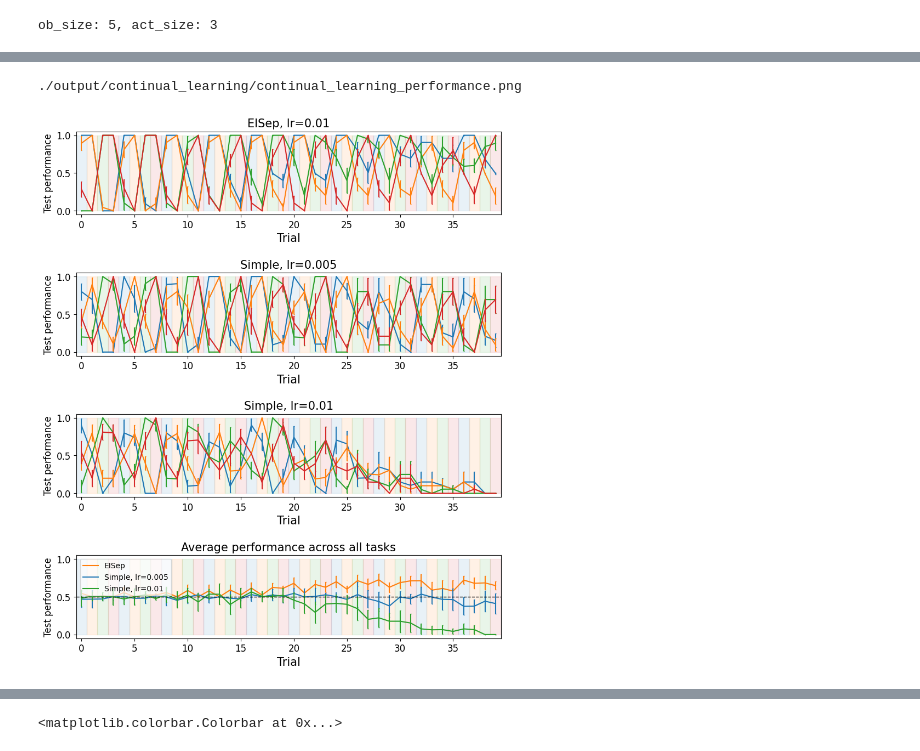
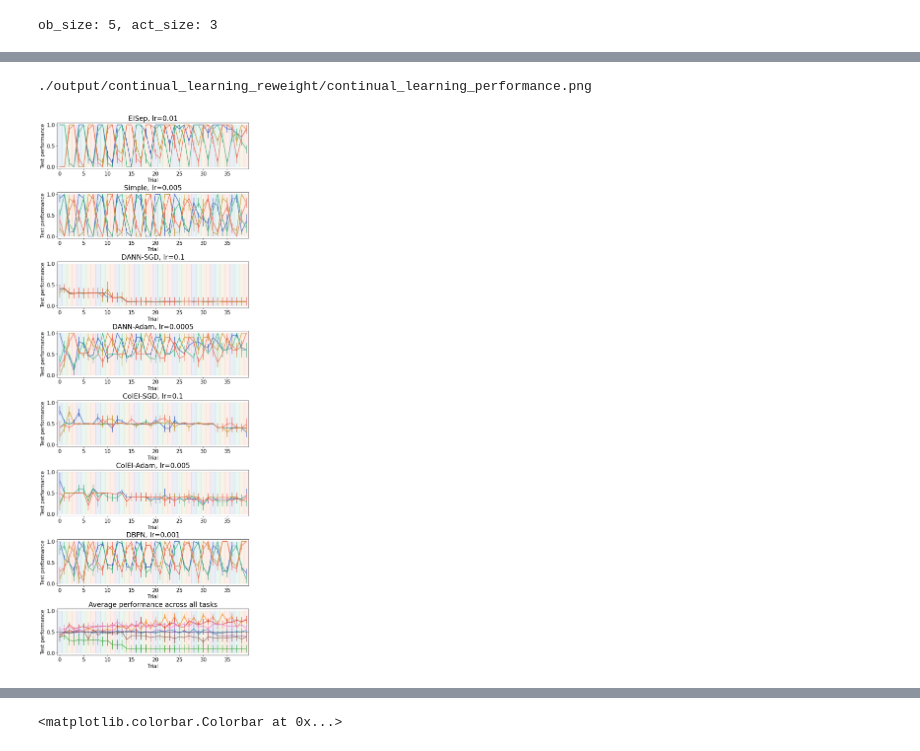
Before and after one commit to NeuroAIHub/EISep, a Jupyter notebook: docs/examples/supervised_sequential_learning.ipynb, the cells around one changed output, grey strips where cells are left out. Saved outputs shown, nothing was run; the diff lists cells and outputs as text; code cells hidden in the pictures.

Commit message:
init ablation, best lr and prioritizing weights for continual learning, stable zone

```diff
--- a/docs/examples/supervised_sequential_learning.ipynb
+++ b/docs/examples/supervised_sequential_learning.ipynb
@@ -47,7 +47,9 @@ from net.dbp import DBPN
 def train(env, net, env_vec, epoch, batch_size, seq_len, lr):
 
     net.train()
-    criterion = nn.CrossEntropyLoss()
+
+    class_weights = torch.tensor([0.05] + [1.0]*(act_size - 1)).to(device)
+    criterion = nn.CrossEntropyLoss(weight=class_weights)
     optimizer = torch.optim.Adam(net.parameters(), lr=lr)
     dataset = ngym.Dataset(env, batch_size=batch_size, seq_len=seq_len)
 
@@ -245,15 +298,18 @@ def multiple_train(model_name, lr):
 # %%
 import os
-model_names = ['absolute_eisep', ]
-# model_names = ['dbpn', 'colei_sgd', 'colei_adam', 'dann_sgd', 'dann_adam', 'absolute_eisep']
+# model_names = ['eisep_init_ColEI', 'eisep_init_DBPN']
+# model_names = ['eisep', 'simple']
+# model_names = ['dbpn', 'colei_sgd', 'colei_adam', 'dann_sgd', 'dann_adam']
+model_names = ['dann_sgd', 'dann_adam', 'colei_sgd', 'colei_adam', 'dbpn', 'absolute_eisep', 'fixed_eisep', 'entryei', 'eisep_init_ColEI', 'eisep_init_DBPN']
 
-lrs = [1e-2]
+lrs = [best_lr_dict[model_name] for model_name in model_names]
+print(lrs)
 # lrs = [5e-3]
 # model_names = ['eisep']
 for i, model_name in enumerate(model_names):
     print(model_name)
     info = multiple_train(model_name, lrs[i])
-    path = f'./result/continual_learning/lr{lrs[i]}_{model_name}_info.pkl'
+    path = f'./result/continual_learning_reweight/lr{lrs[i]}_{model_name}_info.pkl'
     os.makedirs(os.path.dirname(path), exist_ok=True)
     with open(path, 'wb') as f:
         pkl.dump(info, f)
@@ -354,13 +386,22 @@ epoch = 200
 repeat_times = 10
 batch_size = 32
 seq_len = 100
-fontsize = 15
-fig, ax = plt.subplots(len(infos)+1, 1, figsize=(10, 3*(len(infos)+1)))
+fontsize = 20
+fig, ax = plt.subplots(len(infos)+1, 1, figsize=(10, 3.5*(len(infos)+1)))
 ax = ax.flatten()
-task_colors = ['tab:blue', 'tab:orange', 'tab:green', 'tab:red']
-titles = ['EISep, lr=0.01', 'Simple, lr=0.005', 'Simple, lr=0.01']
-summary_labels = ['EISep', 'Simple, lr=0.005', 'Simple, lr=0.01']
-model_colors = ['C1', 'C0', 'C2']
+# task_colors = ['tab:blue', 'tab:orange', 'tab:green', 'tab:red']
+task_colors = [
+    "#3059B9",  # Group 1 - blue (darker)
+    "#30AB78",  # Group 1 - blue (lighter)
+
+    "#C29024",  # Group 2 - orange (darker)
+    "#F15E4E",  # Group 2 - orange (lighter)
+]
+# titles = ['EISep, lr=1e-2', 'Simple, lr=5e-3', 'Simple, lr=1e-2']
+titles = [f'{legend_name}, lr={lr}' for legend_name, lr in zip(legend_names, lrs)]
+# summary_labels = ['EISep', 'Simple, lr=5e-3', 'Simple, lr=1e-2']
+summary_labels = legend_names
+
 for i in range(len(infos)):
     test_perf = test_perfs[i]
     assert test_perf.shape == (n_seed, repeat_times, len(envs), len(envs))
@@ -369,7 +410,7 @@ for i in range(len(infos)):
     for j in range(len(envs)):
         env_perf_mean = test_perf_mean[...,j].reshape(-1)
         env_perf_ste = test_perf_ste[...,j].reshape(-1)
-        ax[i].plot(env_perf_mean, color=task_colors[j], label=f'{task_ids[i]} acc')
+        ax[i].plot(env_perf_mean, color=task_colors[j])
         ax[i].errorbar(
             range(len(envs)*repeat_times),
             env_perf_mean,
@@ -379,38 +420,38 @@ for i in range(len(infos)):
             color=task_colors[j]
             )
     # ax[i].legend()
     ax[i].set_title(titles[i], fontsize=fontsize)
     ax[-1].plot(test_perf_mean.mean(-1).reshape(-1), label=summary_labels[i], color=model_colors[i])
     ax[-1].errorbar(
         range(len(envs)*repeat_times),
         test_perf_mean.mean(-1).reshape(-1),
         yerr=test_perf_ste.mean(-1).reshape(-1),
         fmt='none',
         capsize=1,
         color=model_colors[i]
     )
 
 for a in ax:
     for j in range(repeat_times):
         for k in range(len(envs)):
             a.fill_betweenx([0, 1], j*len(envs)+k-0.5, j*len(envs)+k+0.5, color=task_colors[k], alpha=0.1)
     a.set_xmargin(0)
-    a.set_xlabel('Trial', fontsize=fontsize)
-    a.set_ylabel('Test performance', fontsize=fontsize-3)
-    a.tick_params(labelsize=fontsize-3)
+    a.set_xlabel('Trial', fontsize=fontsize-5)
+    a.set_ylabel('Test performance', fontsize=fontsize-5)
+    a.tick_params(labelsize=fontsize-5)
 
 
 ax[-1].set_title('Average performance across all tasks', fontsize=fontsize)
-ax[-1].legend(fontsize=fontsize-5, loc='upper left', framealpha=0.7)
+# ax[-1].legend(fontsize=fontsize-5, loc='upper left', framealpha=0.7)
 
 ax[-1].axhline(0.5, color='k', linestyle='--', linewidth=1)
 
-plt.subplots_adjust(hspace=0.7)
+plt.subplots_adjust(hspace=0.5)
 # plt.tight_layout()
-figpath = './output/continual_learning/continual_learning_performance.png'
+figpath = './output/continual_learning_reweight/continual_learning_performance.png'
 os.makedirs(os.path.dirname(figpath), exist_ok=True)
 plt.savefig(figpath, dpi=400)
 print(figpath)
 # %% [output]
-./output/continual_learning/continual_learning_performance.png
+./output/continual_learning_reweight/continual_learning_performance.png
-[figure, old version]
+[figure, new version]
```
Also changed, not shown: parts of 11 cells of this notebook, 8 other files.
